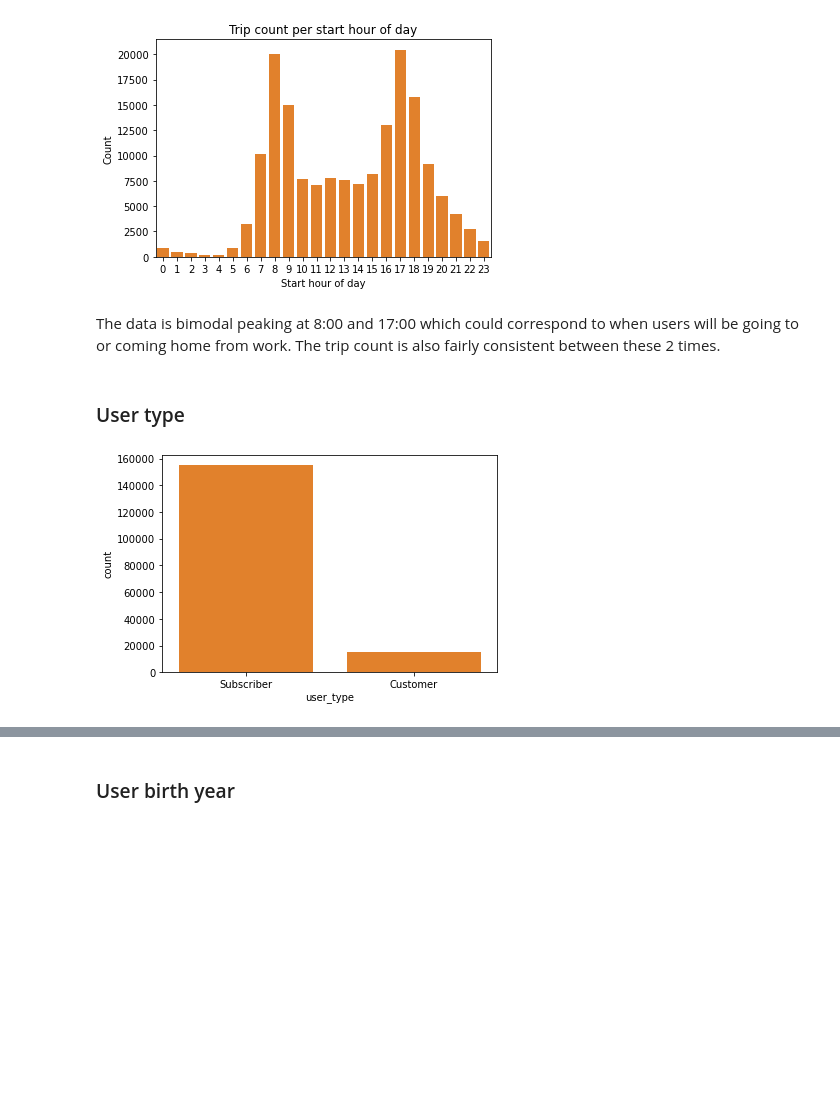
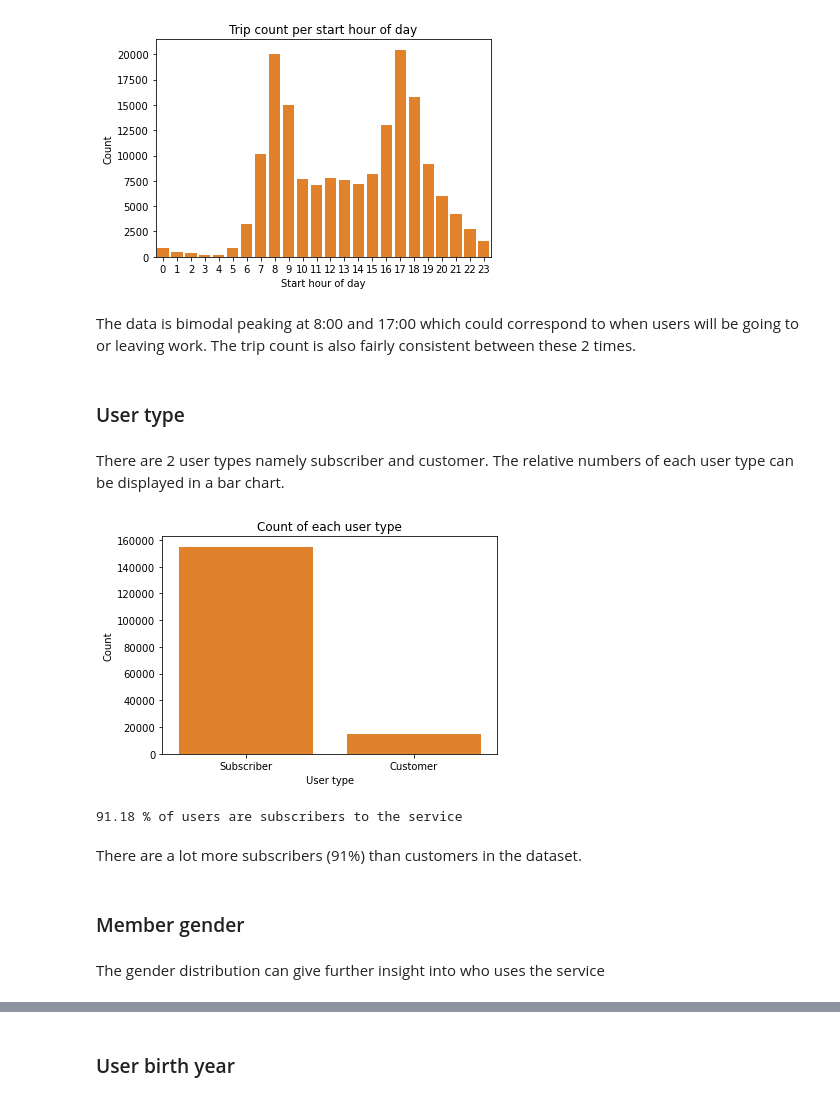
Before and after one commit to LukeConfait/udacity_data_analysis_projects, a Jupyter notebook: project_3/Part_I_exploration_template.ipynb, the cells around one changed output, grey strips where cells are left out. Saved outputs shown, nothing was run; the diff lists cells and outputs as text; code cells hidden in the pictures; blank space fills up the shorter version.

```diff
--- a/project_3/Part_I_exploration_template.ipynb
+++ b/project_3/Part_I_exploration_template.ipynb
@@ -448,10 +440,26 @@ plt.title('Trip count per start hour of day');
 # %% [output]
 [figure]
 # %% [markdown]
-The data is bimodal peaking at 8:00 and 17:00 which could correspond to when users will be going to or coming home from work. The trip count is also fairly consistent between these 2 times.
+The data is bimodal peaking at 8:00 and 17:00 which could correspond to when users will be going to or leaving work. The trip count is also fairly consistent between these 2 times.
 # %% [markdown]
 ### User type
+# %% [markdown]
+There are 2 user types namely subscriber and customer. The relative numbers of each user type can be displayed in a bar chart.
 # %%
-sb.countplot(data=bike_data_analysis,x='user_type',color=base_color);
+sb.countplot(data=bike_data_analysis, x='user_type', color=base_color);
+plt.title('Count of each user type')
+plt.xlabel('User type')
+plt.ylabel('Count');
 # %% [output]
-[figure, old version]
+[figure, new version]
+# %%
+sub = sum(bike_data_analysis['user_type'] == 'Subscriber')
+print(f'{sub*100/bike_data_analysis.count()[0]:.2f} % of users are subscribers to the service')
+# %% [output]
+91.18 % of users are subscribers to the service
+# %% [markdown]
+There are a lot more subscribers (91%) than customers in the dataset.
+# %% [markdown]
+### Member gender
+# %% [markdown]
+The gender distribution can give further insight into who uses the service
```
Also changed, not shown: parts of 27 cells of this notebook.
